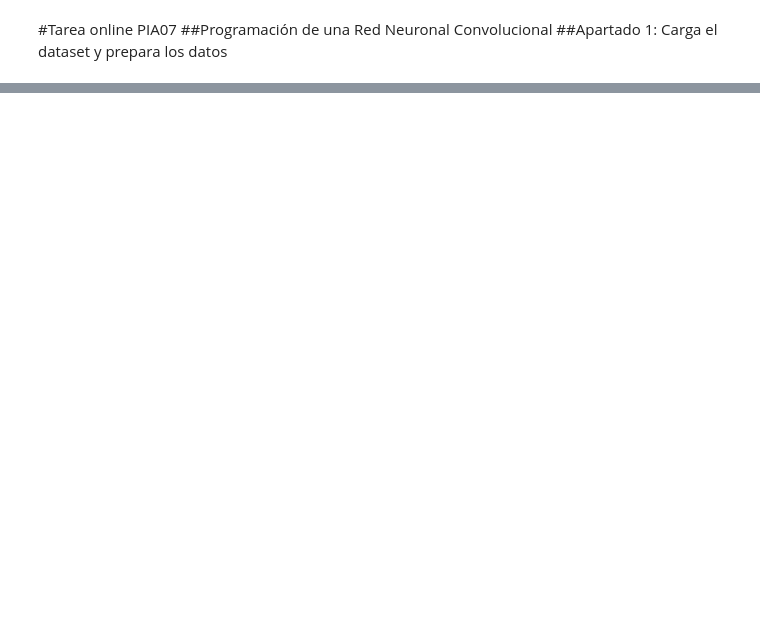
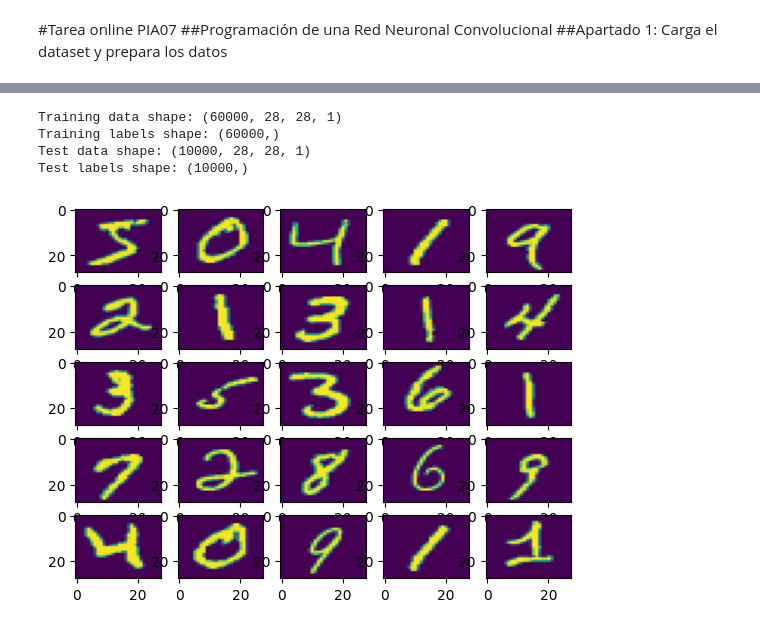
Before and after one commit to MariaSanSal/Tarea_PIA07, a Jupyter notebook: Tarea_PIA07.ipynb, the cells around one changed output, grey strips where cells are left out. Drawn from its saved outputs; the diff is of its cells as text; code cells hidden in the pictures; blank space fills up the shorter version.

```diff
--- a/Tarea_PIA07.ipynb
+++ b/Tarea_PIA07.ipynb
@@ -6,18 +6,25 @@
 ##Apartado 1: Carga el dataset y prepara los datos
 # %%
 import tensorflow as tf
-from tensorflow.keras.datasets import mnist #this library contains a lot of ML datasets including the MNIST one
-from tensorflow.python.keras.models import Sequential
-from tensorflow.python.keras.layers import Dense, Conv2D, Dropout, Flatten, MaxPooling2D
+from tensorflow import keras
+from tf_keras.datasets import mnist #this library contains a lot of ML datasets including the MNIST one
+from keras import optimizers
+from tf_keras.models import Sequential
+from tf_keras.layers import Conv2D, MaxPooling2D, Activation, Dropout, Flatten, Dense
+
+
+import numpy as np
 
 input_shape = (28, 28, 1)
-(train_data, train_labels), (test_data, test_labels) = mnist.load_data()
+(X_train, y_train), (X_test, y_test) = mnist.load_data()
 
-train_data = train_data.reshape(train_data.shape[0], 28, 28, 1)
-test_data = test_data.reshape(test_data.shape[0], 28, 28, 1)
+#(train_data, train_labels), (test_data, test_labels)
+X_train = X_train.reshape(X_train.shape[0], 28, 28, 1)
+X_test = X_test.reshape(X_test.shape[0], 28, 28, 1)
 
-train_data = train_data.astype('float32')
-test_data = test_data.astype('float32')
+X_train = X_train.astype('float32')
+test_data = X_test.astype('float32')
 
-train_data /= 255
+X_train /= 255
 test_data /= 255
+y_train, y_test = y_train.flatten(), y_test.flatten()
@@ -26,0 +31,10 @@ Downloading data from https://storage.googleapis.com/tensorflow/tf-keras-dataset
+# %%
+print('Training data shape:', X_train.shape)
+print('Training labels shape:', y_train.shape)
+print('Test data shape:', X_test.shape)
+print('Test labels shape:', y_test.shape)
+# %% [output]
+Training data shape: (60000, 28, 28, 1)
+Training labels shape: (60000,)
+Test data shape: (10000, 28, 28, 1)
+Test labels shape: (10000,)
@@ -26,0 +47,14 @@ Downloading data from https://storage.googleapis.com/tensorflow/tf-keras-dataset
+# %%
+
+import matplotlib.pyplot as plt
+fig, ax = plt.subplots(5, 5)
+k = 0
+
+for i in range(5):
+    for j in range(5):
+        ax[i][j].imshow(X_train[k], aspect='auto')
+        k += 1
+
+plt.show()
+# %% [output]
+[figure, added]
```
Also changed, not shown: parts of 7 cells of this notebook.
